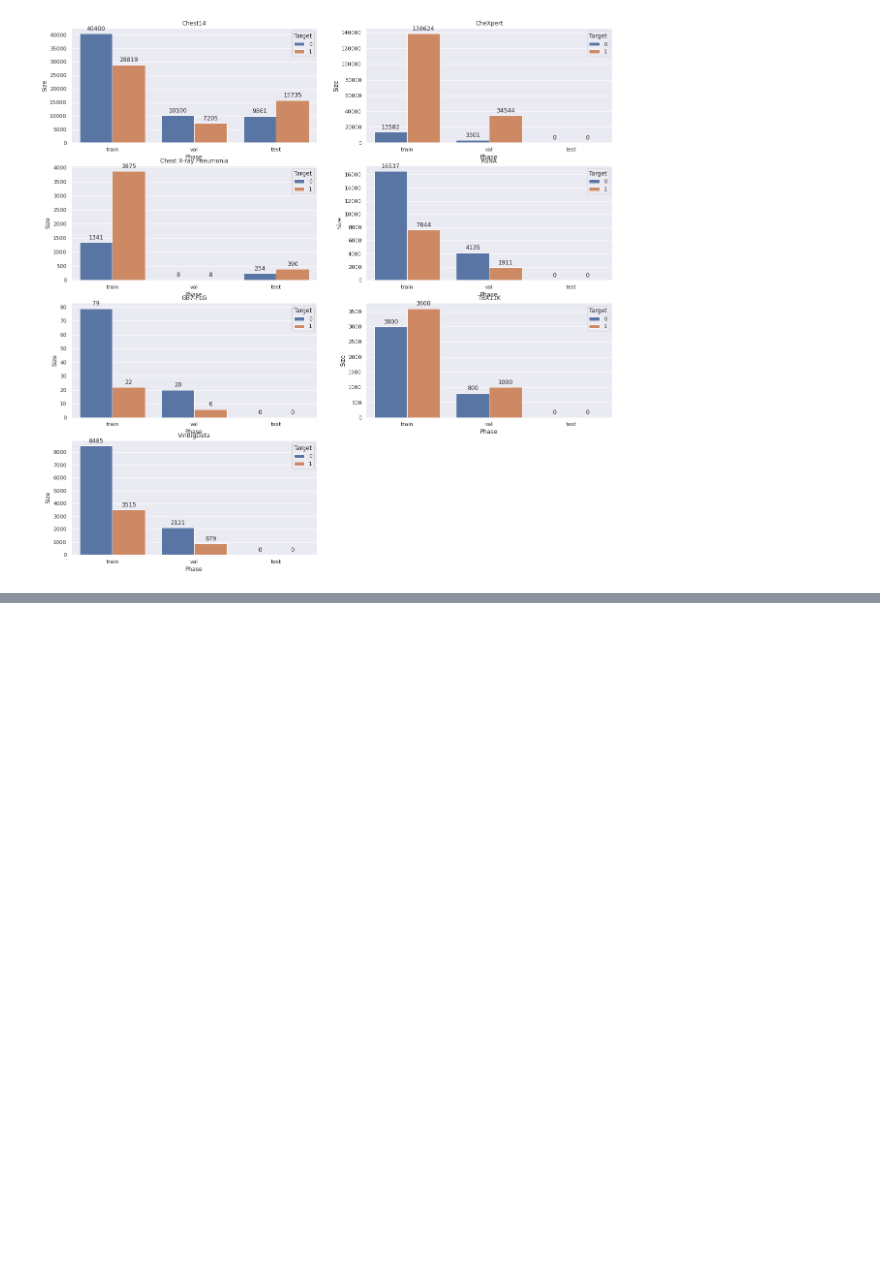
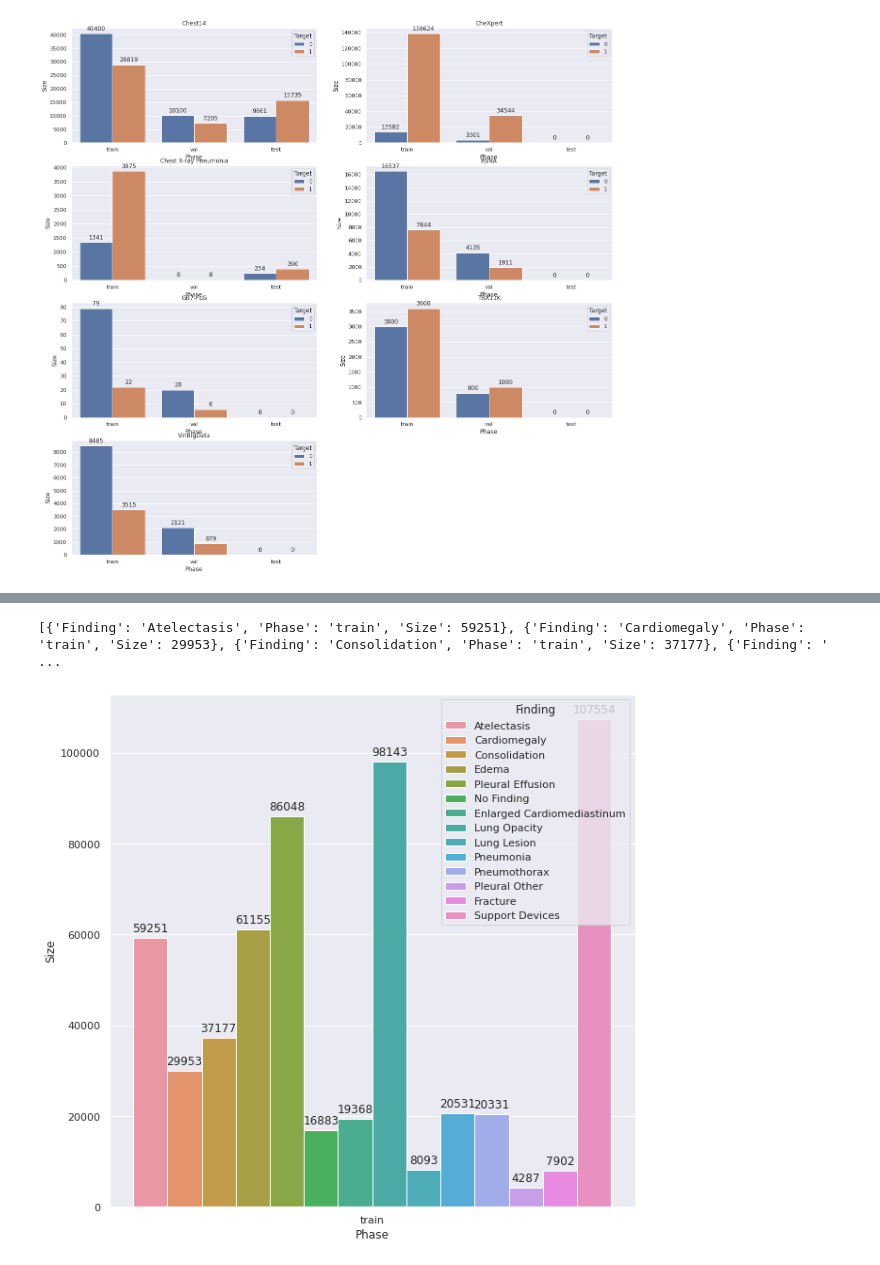
Before and after one commit to Genvekt/SSL_Chest_Xray, a Jupyter notebook: Datasets Statistics.ipynb, the cells around one changed output, grey strips where cells are left out. Drawn from its saved outputs; the diff is of its cells as text; code cells hidden in the pictures; blank space fills up the shorter version.

```diff
--- a/Datasets Statistics.ipynb
+++ b/Datasets Statistics.ipynb
@@ -98,0 +135,8 @@ plt.show()
+# %%
+show_chexpert_distribution(pd.read_csv("datasets/chexpert_train_fixed.csv"),
+                           ['Atelectasis','Cardiomegaly','Consolidation','Edema', 'Pleural Effusion',
+                            'No Finding', 'Enlarged Cardiomediastinum','Lung Opacity', 'Lung Lesion',
+                            'Pneumonia','Pneumothorax', 'Pleural Other','Fracture', 'Support Devices'])
+# %% [output]
+[{'Finding': 'Atelectasis', 'Phase': 'train', 'Size': 59251}, {'Finding': 'Cardiomegaly', 'Phase': 'train', 'Size': 29953}, {'Finding': 'Consolidation', 'Phase': 'train', 'Size': 37177}, {'Finding': ' ...
+[figure, added]
```
Also changed, not shown: parts of 19 cells of this notebook, 15 other files.
